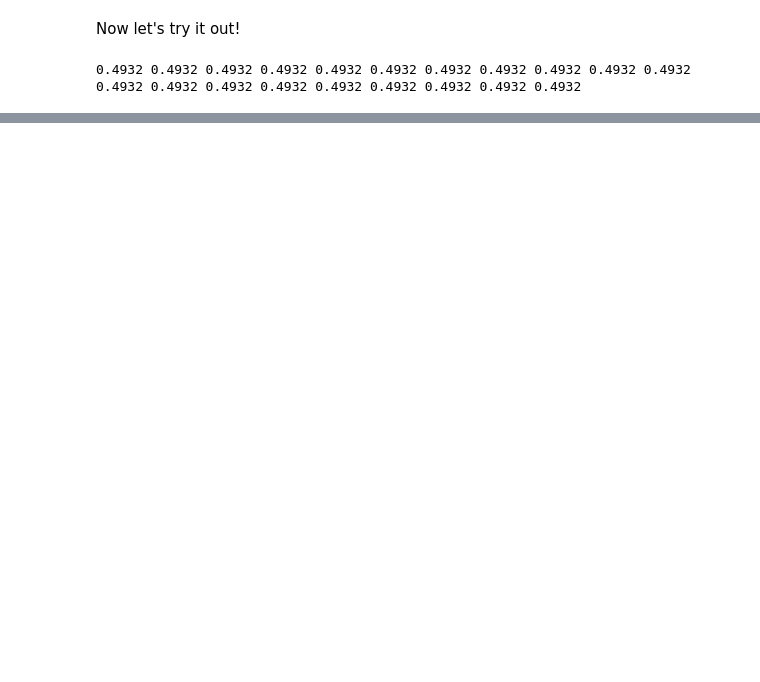
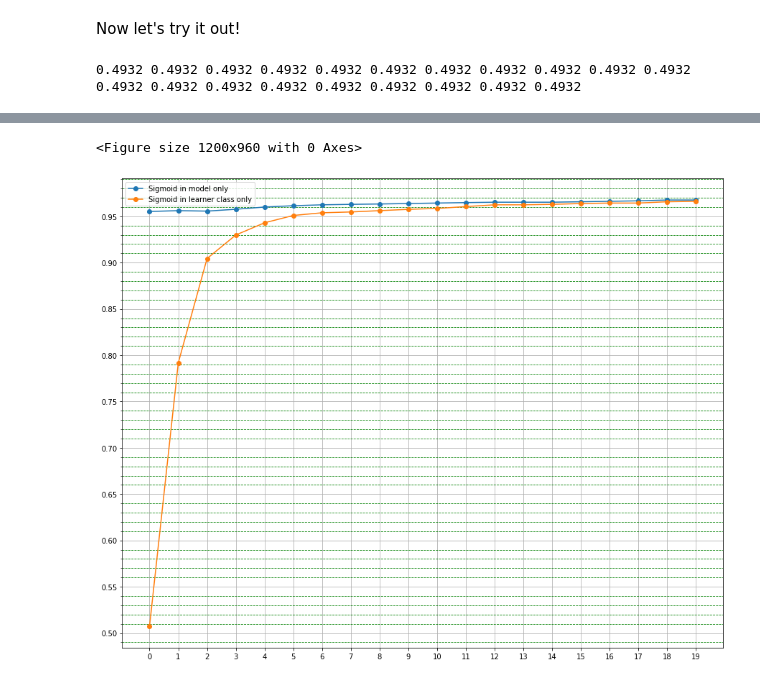
Before and after one commit to chuckmaini/pytorch_notebook_experimentation, a Jupyter notebook: notebooks/DL4C-Chapter_4_Exercise_1-Second_Attempt.ipynb, the cells around one changed output, grey strips where cells are left out. Cells and saved outputs as stored; diff of their text form; code cells hidden in the pictures; blank space fills up the shorter version.

```diff
--- a/notebooks/DL4C-Chapter_4_Exercise_1-Second_Attempt.ipynb
+++ b/notebooks/DL4C-Chapter_4_Exercise_1-Second_Attempt.ipynb
@@ -135,0 +180,16 @@ my_learner = MyLearner([dl, valid_dl], my_model, my_optimizer)
+# %%
+# Two sigmoid functions; do zero gradients
+my_learner_double_sigmoid_zero_true = MyLearner([dl, valid_dl], my_model_with_sigmoid,
+                                      my_optimizer, sigmoid=True, zero_grad=True)
+
+# One sigmoid function in the model; do zero gradients
+my_learner_single_sigmoid_from_model_zero_true = MyLearner([dl, valid_dl], my_model_with_sigmoid,
+                                                 my_optimizer, sigmoid=False, zero_grad=True)
+
+# One sigmoid function in the learner; do zero gradients
+my_learner_single_sigmoid_from_learner_zero_true = MyLearner([dl, valid_dl], my_model_without_sigmoid,
+                                                   my_optimizer, sigmoid=True, zero_grad=True)
+
+# *No* sigmoid functions at all; do zero gradients
+my_learner_no_sigmoid_zero_true = MyLearner([dl, valid_dl], my_model_without_sigmoid,
+                                  my_optimizer, sigmoid=False, zero_grad=True)
@@ -158,0 +247,2 @@ I did note what looks like double sigmoid: it's in the last layer of the model a
+# %%
+my_learner_single_sigmoid_from_model_zero_true.fit(20)
@@ -158,0 +251,2 @@ I did note what looks like double sigmoid: it's in the last layer of the model a
+# %%
+my_learner_single_sigmoid_from_learner_zero_true.fit(20)
@@ -158,0 +329,31 @@ I did note what looks like double sigmoid: it's in the last layer of the model a
+# %%
+import matplotlib.ticker as plticker
+
+plt.figure(num=None, figsize=(15, 12), dpi=80, facecolor='w', edgecolor='k')
+
+fig, ax = plt.subplots(figsize=(15, 12))
+
+x_loc = plticker.MultipleLocator(base=1.0) # this locator puts ticks at regular intervals
+ax.xaxis.set_major_locator(x_loc)
+
+y_maj_loc = plticker.MultipleLocator(base=0.05)
+y_min_loc = plticker.MultipleLocator(base=0.01)
+
+ax.yaxis.set_major_locator(y_maj_loc)
+ax.yaxis.set_minor_locator(y_min_loc)
+
+ax.yaxis.grid(b=True, which='minor', color='g', linestyle='--')
+
+
+ax.plot(my_learner_single_sigmoid_from_model_zero_true.valid_loss,
+         label="Sigmoid in model only",
+         marker="o")
+ax.plot(my_learner_single_sigmoid_from_learner_zero_true.valid_loss,
+         label="Sigmoid in learner class only",
+         marker="o")
+plt.legend(loc='best')
+plt.grid()
+plt.show()
+# %% [output]
+<Figure size 1200x960 with 0 Axes>
+[figure, added]
```
Also changed, not shown: parts of 48 cells of this notebook.
